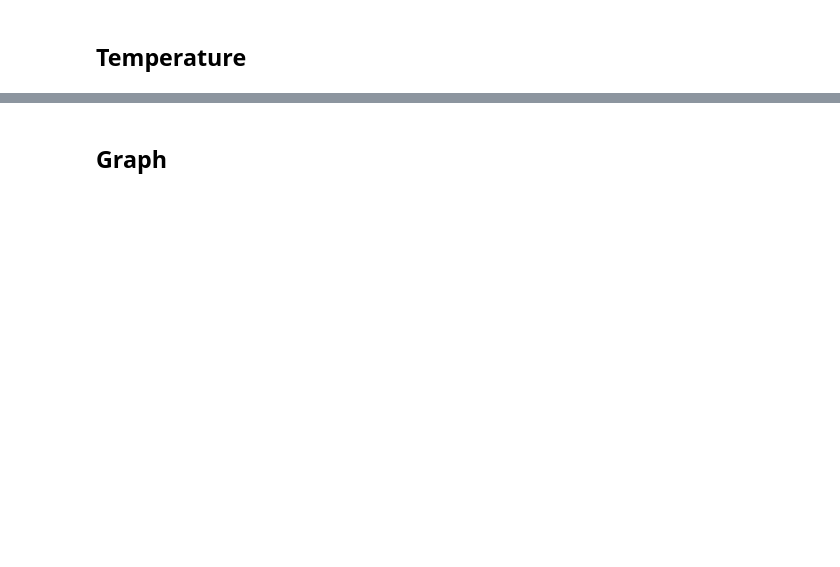
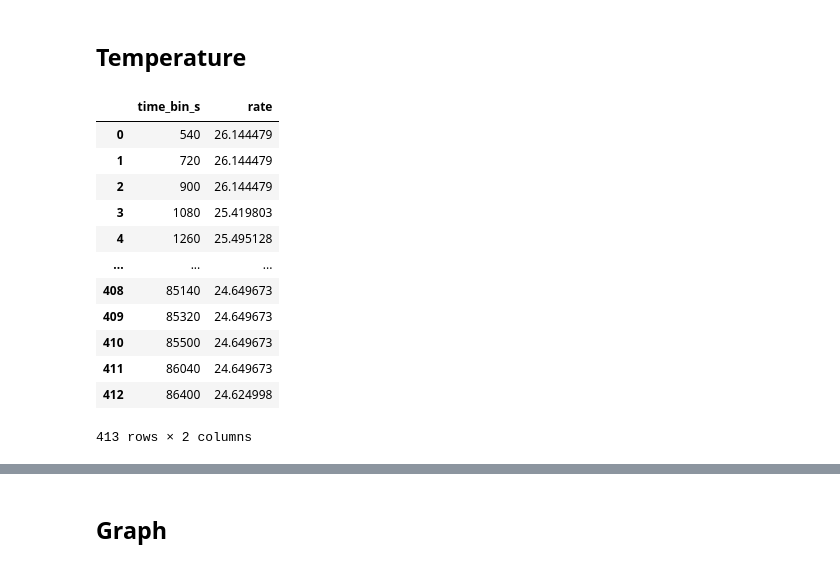
Before and after one commit to yxcho/iot_project, a Jupyter notebook: src/mock_data.ipynb, the cells around one changed output, grey strips where cells are left out. Cells and saved outputs as stored; diff of their text form; code cells hidden in the pictures; blank space fills up the shorter version.

```diff
--- a/src/mock_data.ipynb
+++ b/src/mock_data.ipynb
@@ -405,0 +427,32 @@ COLD_MONTHS = [11,12]
+# %%
+HOT_MONTHS = [1,2,3,7,8]
+COLD_MONTHS = [11,12]
+COLDEST_TEMP = 23
+HOTTEST_TEMP = 30
+TEMP_VARIATION = 0.10
+
+daily_temp_raw = pd.read_csv("../data/test/daily_temperature.csv")
+
+daily_temp_raw["time"] = daily_temp_raw["time"].apply(convert_float_to_seconds)
+daily_temp_raw["time_bin"] = np.digitize(daily_temp_raw["time"], seconds_bin)
+daily_temp_seeder = daily_temp_raw.groupby("time_bin").mean().reset_index()
+daily_temp_seeder["time_bin_s"] = daily_temp_seeder["time_bin"] * INTERVAL_MINUTES * 60
+daily_temp_seeder.drop(columns=["time", "time_bin"], inplace=True)
+daily_temp_seeder.rename(columns={"value":"rate"}, inplace=True)
+daily_temp_seeder = daily_temp_seeder[["time_bin_s", "rate"]]
+
+daily_temp_seeder
+# %% [output]
+|  | time_bin_s | rate |
+| 0 | 540 | 26.144479 |
+| 1 | 720 | 26.144479 |
+| 2 | 900 | 26.144479 |
+| 3 | 1080 | 25.419803 |
+| 4 | 1260 | 25.495128 |
+| ... | ... | ... |
+| 408 | 85140 | 24.649673 |
+| 409 | 85320 | 24.649673 |
+| 410 | 85500 | 24.649673 |
+| 411 | 86040 | 24.649673 |
+| 412 | 86400 | 24.624998 |
+413 rows × 2 columns
```
Also changed, not shown: parts of 15 cells of this notebook, 3 other files.
